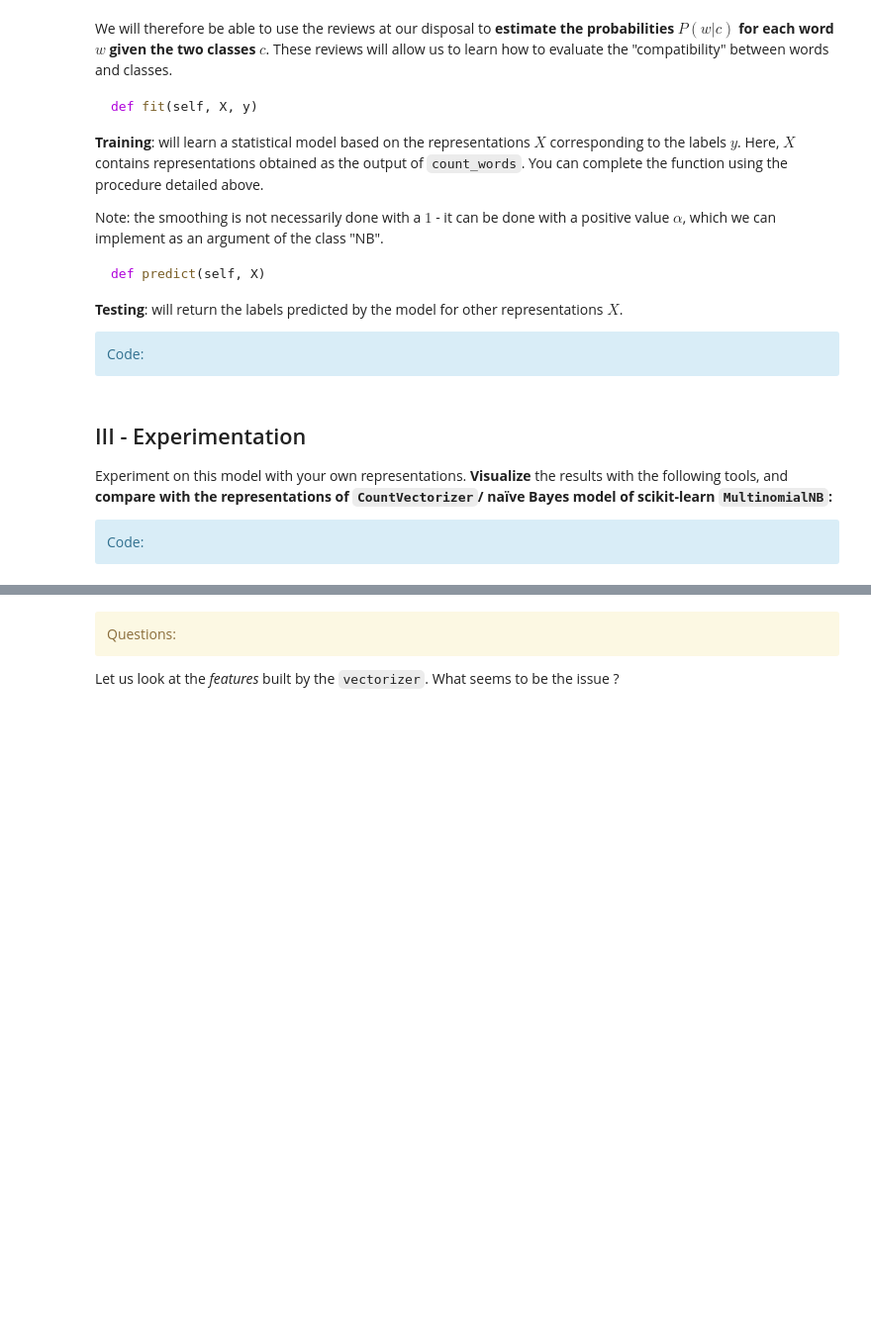
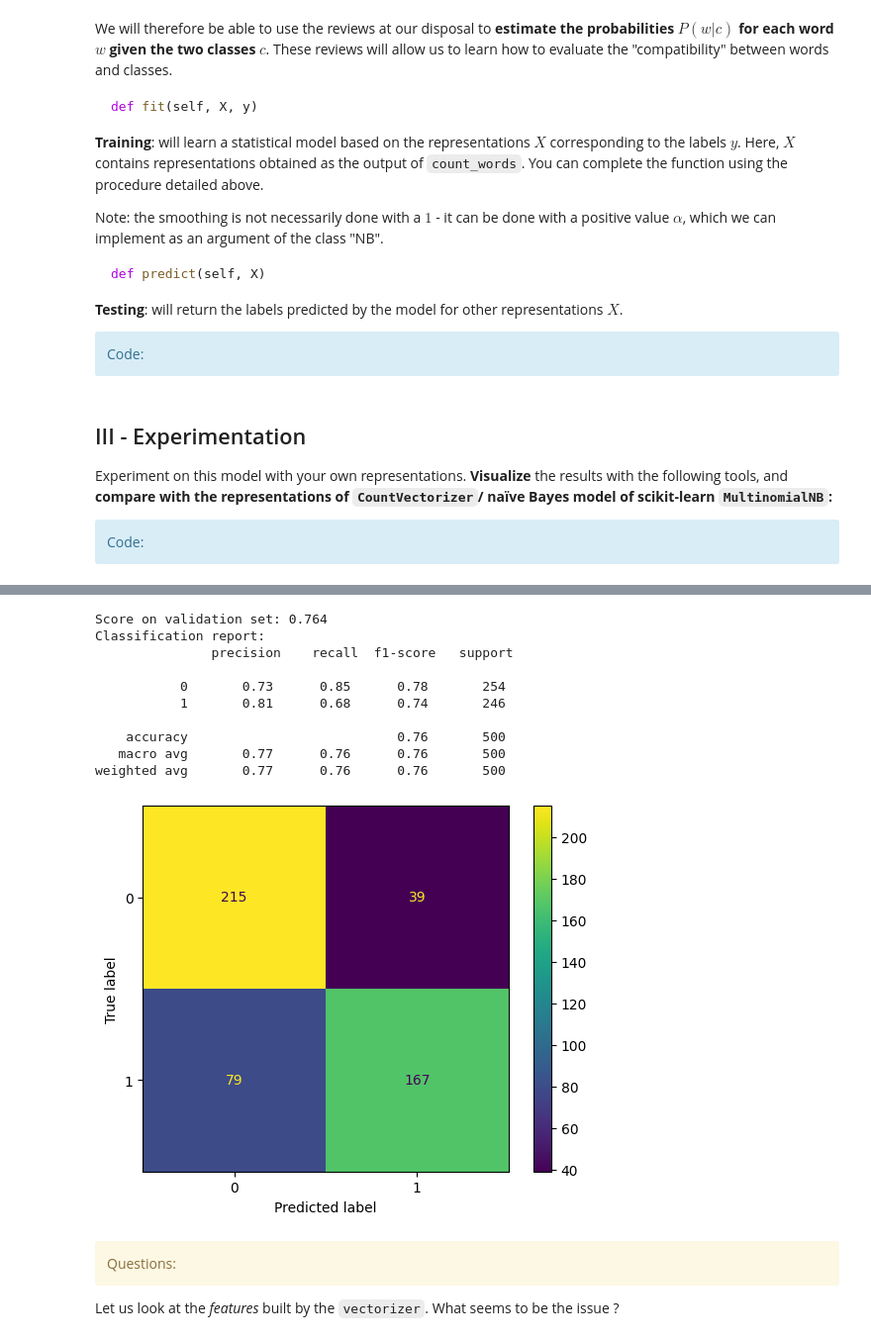
Before and after one commit to juanrios1307/SD-TSIA214, a Jupyter notebook: TP_Pre-processing_and_NB_SD-TSIA-214_Students.ipynb, the cells around one changed output, grey strips where cells are left out. Shown: that part at 99% size. Saved outputs shown, nothing was run; the diff lists cells and outputs as text; code cells hidden in the pictures; blank space fills up the shorter version.

```diff
--- a/TP_Pre-processing_and_NB_SD-TSIA-214_Students.ipynb
+++ b/TP_Pre-processing_and_NB_SD-TSIA-214_Students.ipynb
@@ -29,8 +29,8 @@ The labels are retrieved in the variable $y$ - it contains *len(texts)* of them:
 # %%
 from glob import glob
 # We get the files from the path: ./aclImdb/train/neg for negative reviews, and ./aclImdb/train/pos for positive reviews
-train_filenames_neg = sorted(glob(op.join('.', 'neg', '*.txt')))
-train_filenames_pos = sorted(glob(op.join('.', 'pos', '*.txt')))
+train_filenames_neg = sorted(glob(op.join('.', 'aclImdb', 'train', 'neg', '*.txt')))
+train_filenames_pos = sorted(glob(op.join('.', 'aclImdb', 'train', 'pos', '*.txt')))
 
 # Each files contains a review that consists in one line of text: we put this string in two lists, that we concatenate
 train_texts_neg = [open(f, encoding="utf8").read() for f in train_filenames_neg]
@@ -426,24 +469,36 @@ print("Classification report: \n", report)
 # %%
 # Same with aux representations
 # Create the model
 nb_aux = MultinomialNB()
 # Fit the model
 nb_aux.fit(train_bow_aux, train_labels_splt)
 
 #Test on validation set
-score_aux = nb.score(val_bow_aux, val_labels)
+score_aux = nb_aux.score(val_bow_aux, val_labels)
 print('Score on validation set:', score_aux)
 
 #Predict on validation set
-y_pred_aux = nb.predict(val_bow_aux)
+y_pred_aux = nb_aux.predict(val_bow_aux)
 
 #Confusion matrix
 cm_aux = confusion_matrix(val_labels, y_pred_aux)
 ConfusionMatrixDisplay(cm_aux).plot()
 
 #Classification report
 report_aux = classification_report(val_labels, y_pred_aux)
 print("Classification report: \n", report_aux)
+# %% [output]
+Score on validation set: 0.764
+Classification report:
+               precision    recall  f1-score   support
+
+           0       0.73      0.85      0.78       254
+           1       0.81      0.68      0.74       246
+
+    accuracy                           0.76       500
+   macro avg       0.77      0.76      0.76       500
+weighted avg       0.77      0.76      0.76       500
+[figure, added]
 # %% [markdown]
 <div class='alert alert-block alert-warning'>
             Questions:</div>
```
Also changed, not shown: parts of 23 cells of this notebook, 1 other file.
